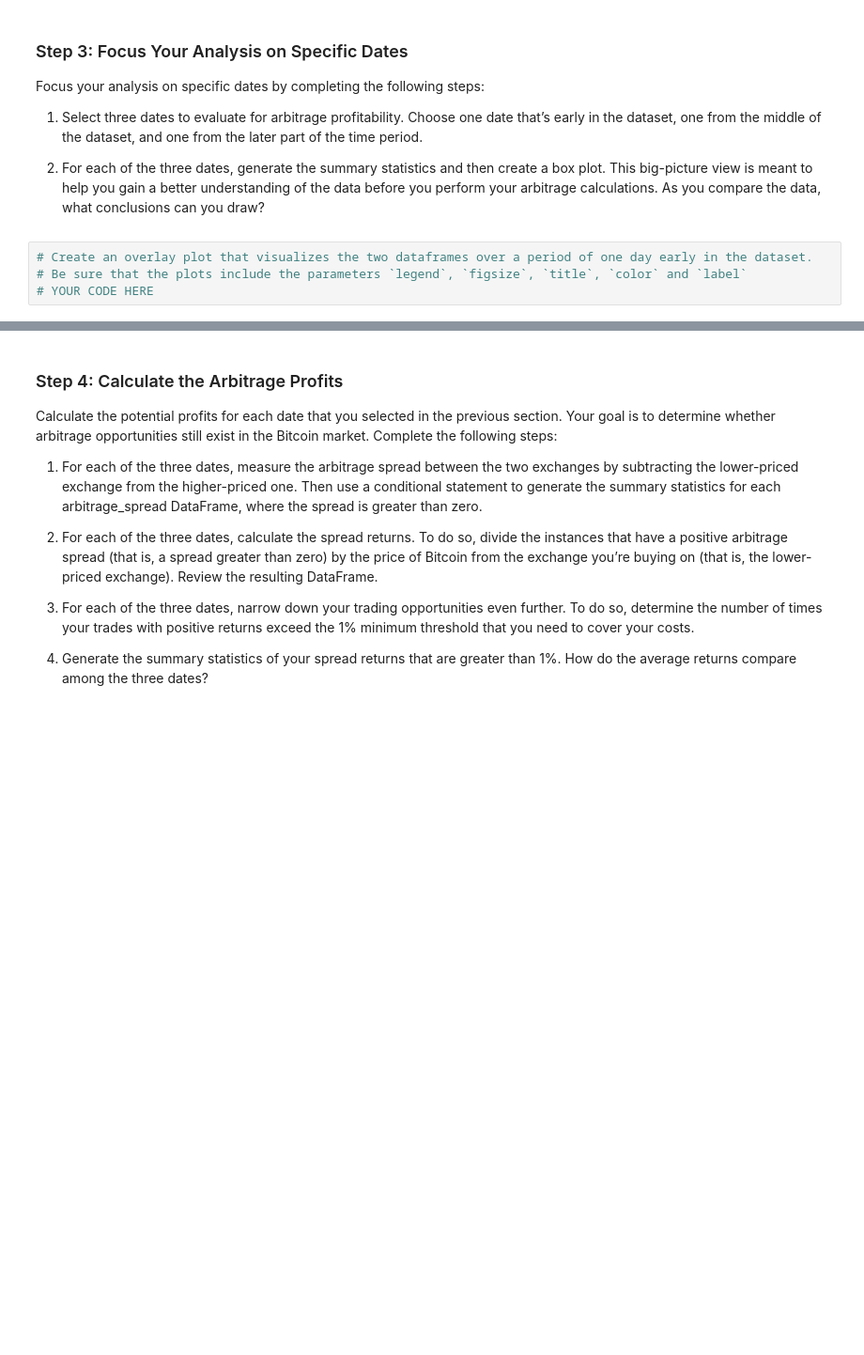
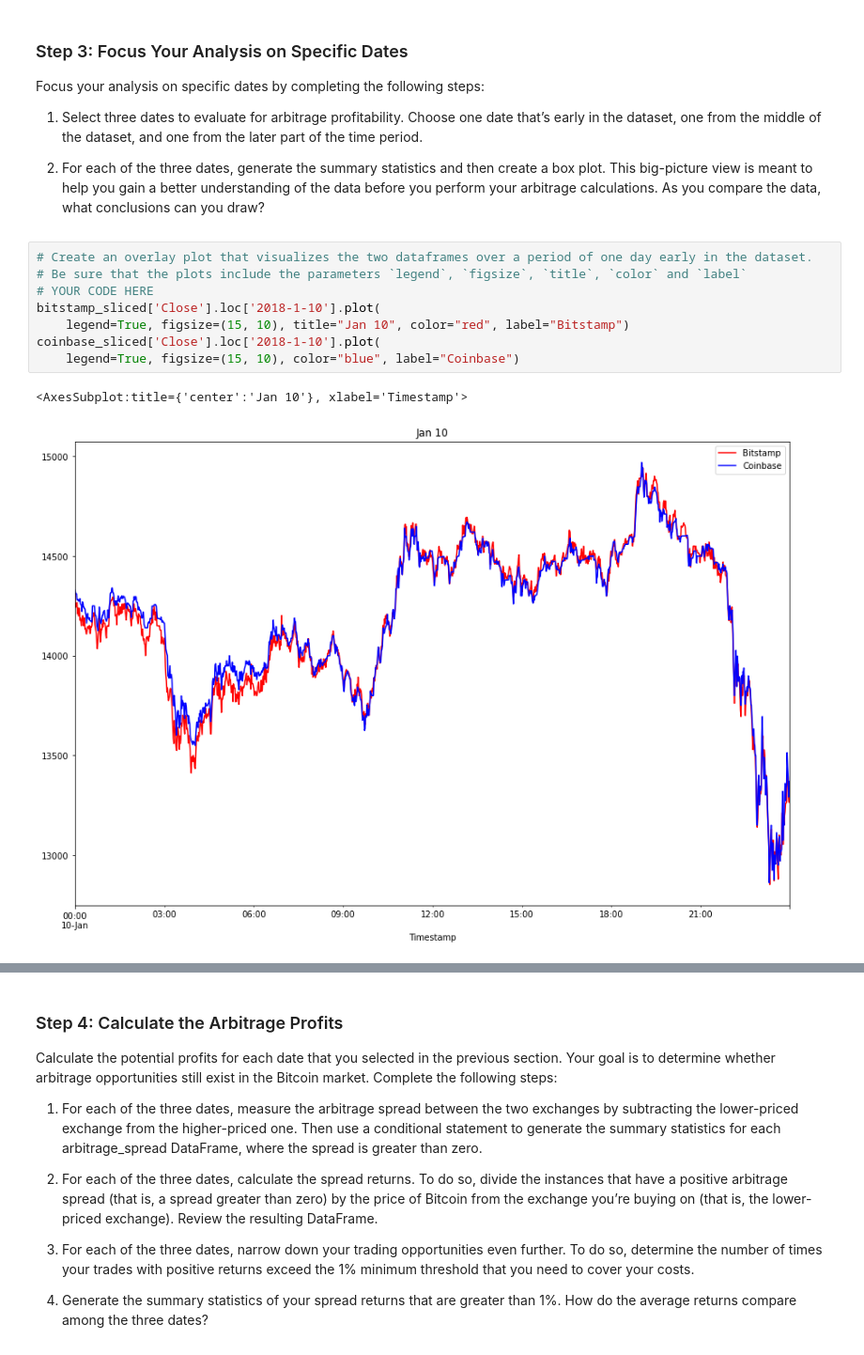
Before and after one commit to habibi242/Crypto_arbitrage, a Jupyter notebook: crypto_arbitrage.ipynb, the cells around one changed output, grey strips where cells are left out. Shown: that part at 94% size. Drawn from its saved outputs; the diff is of its cells as text; blank space fills up the shorter version.

```diff
--- a/crypto_arbitrage.ipynb
+++ b/crypto_arbitrage.ipynb
@@ -337,7 +337,14 @@ Focus your analysis on specific dates by completing the following steps:
 # %%
 # Create an overlay plot that visualizes the two dataframes over a period of one day early in the dataset.
 # Be sure that the plots include the parameters `legend`, `figsize`, `title`, `color` and `label`
 # YOUR CODE HERE
+bitstamp_sliced['Close'].loc['2018-1-10'].plot(
+    legend=True, figsize=(15, 10), title="Jan 10", color="red", label="Bitstamp")
+coinbase_sliced['Close'].loc['2018-1-10'].plot(
+    legend=True, figsize=(15, 10), color="blue", label="Coinbase")
+# %% [output]
+<AxesSubplot:title={'center':'Jan 10'}, xlabel='Timestamp'>
+[figure, added]
 # %%
 # Using the early date that you have selected, calculate the arbitrage spread
 # by subtracting the bitstamp lower closing prices from the coinbase higher closing prices
```
Also changed, not shown: parts of 22 cells of this notebook.
